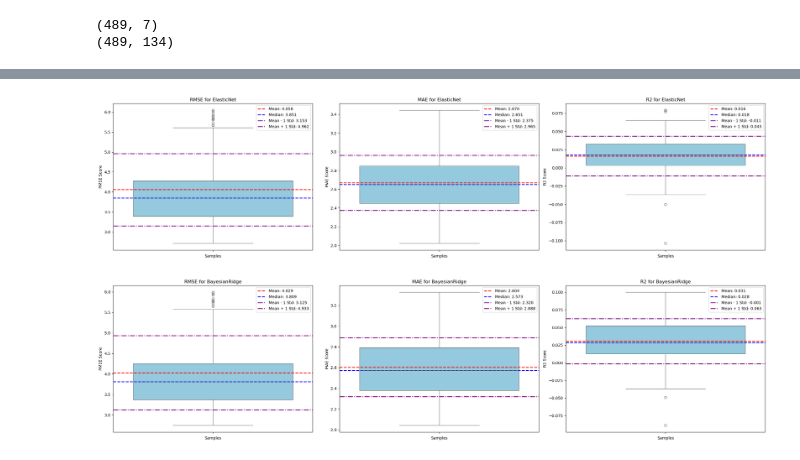
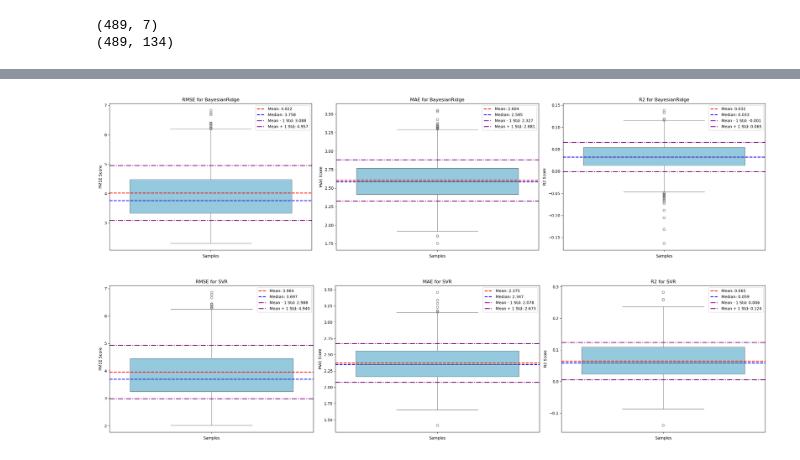
Before and after one commit to RafailTn/Assignment-1, a Jupyter notebook: notebooks/model_analysis.ipynb, the cells around one changed output, grey strips where cells are left out. Drawn from its saved outputs; the diff is of its cells as text; code cells hidden in the pictures.

Commit message:
performed fine-tuning for each model

```diff
--- a/notebooks/model_analysis.ipynb
+++ b/notebooks/model_analysis.ipynb
@@ -44,7 +45,7 @@ for model in [ElasticNet(), BayesianRidge(), SVR()]:
     pipeline = functions.create_pipeline(model)
     preds, trained_pipeline = functions.train_model_and_predict(x, y, val_x, pipeline, root_path=root, filename=f"{model.__class__.__name__}.pkl", save=True)
     # Calculate metrics
-    scores = functions.bootstrap(x, y, val_x, val_y, pipeline, n_iter=20, bstrap=False, kf=True)
+    scores = functions.bootstrap(x, y, val_x, val_y, pipeline, n_iter=200, bstrap=False, kf=True)
     rmse_scores, mae_scores, r2_scores = scores['rmse_scores'], scores['mae_scores'], scores['r2_scores']
     mean_rmse, std_rmse, median_rmse = functions.calculate_statistics(rmse_scores)
     mean_mae, std_mae, median_mae = functions.calculate_statistics(mae_scores)
@@ -67,7 +68,7 @@ for model in [ElasticNet(), BayesianRidge(), SVR()]:
     pipeline = functions.create_pipeline(model)
     preds, trained_pipeline = functions.train_model_and_predict(x, y, val_x, pipeline)
     # Calculate metrics
-    scores = functions.bootstrap(x, y, val_x, val_y, pipeline, n_iter=100, bstrap=True, kf=False)
+    scores = functions.bootstrap(x, y, val_x, val_y, pipeline, n_iter=1000, bstrap=True, kf=False)
     rmse_scores, mae_scores, r2_scores = scores['rmse_scores'], scores['mae_scores'], scores['r2_scores']
     mean_rmse, std_rmse, median_rmse = functions.calculate_statistics(rmse_scores)
     mean_mae, std_mae, median_mae = functions.calculate_statistics(mae_scores)
@@ -193,7 +194,7 @@ model = BayesianRidge()
 pipeline = functions.create_pipeline(model)
 preds, trained_pipeline = functions.train_model_and_predict(x_mod_bayesian, y, x_val_bayesian, pipeline, root_path=root, filename=f"{model.__class__.__name__}_rfe.pkl", save=True)
 # Calculate metrics
-scores = functions.bootstrap(x_mod_bayesian, y, x_val_bayesian, val_y, pipeline, n_iter=20, bstrap=False, kf=True)
+scores = functions.bootstrap(x_mod_bayesian, y, x_val_bayesian, val_y, pipeline, n_iter=200, bstrap=False, kf=True)
 rmse_scores, mae_scores, r2_scores = scores['rmse_scores'], scores['mae_scores'], scores['r2_scores']
 mean_rmse, std_rmse, median_rmse = functions.calculate_statistics(rmse_scores)
 mean_mae, std_mae, median_mae = functions.calculate_statistics(mae_scores)
@@ -204,0 +206,18 @@ functions.create_boxplot([rmse_scores, mae_scores, r2_scores], model.__class__._
+# %%
+models = [ElasticNet(), BayesianRidge(), SVR()]
+for model in models:
+    if model.__class__.__name__ == 'ElasticNet':
+# Create a pipeline for each baseline model
+        pipeline = functions.create_pipeline(model, scaler=False, feature_selector=PCA(n_components=50))
+    elif model.__class__.__name__ == 'BayesianRidge':
+        pipeline = functions.create_pipeline(model, scaler=False, feature_selector=PCA(n_components=30))
+    else:
+        pipeline = functions.create_pipeline(model, scaler=False, feature_selector=PCA(n_components=95))
+    preds, trained_pipeline = functions.train_model_and_predict(x, y, val_x, pipeline, root_path=root, filename=f"{model.__class__.__name__}_pca.pkl", save=True)
+    scores = functions.bootstrap(x, y, val_x, val_y, pipeline, n_iter=200, bstrap=False, kf=True)
+    rmse_scores, mae_scores, r2_scores = scores['rmse_scores'], scores['mae_scores'], scores['r2_scores']
+    mean_rmse, std_rmse, median_rmse = functions.calculate_statistics(rmse_scores)
+    mean_mae, std_mae, median_mae = functions.calculate_statistics(mae_scores)
+    mean_r2, std_r2, median_r2 = functions.calculate_statistics(r2_scores)
+    # Create a boxplot
+    functions.create_boxplot([rmse_scores, mae_scores, r2_scores], model.__class__.__name__, ["RMSE", "MAE", "R2"], [mean_rmse, mean_mae, mean_r2], [std_rmse, std_mae, std_r2], [median_rmse, median_mae, median_r2])
@@ -205,9 +228,9 @@ functions.create_boxplot([rmse_scores, mae_scores, r2_scores], model.__class__._
 # %%
-model = ElasticNet()
+model = BayesianRidge()
 # Create a pipeline for each baseline model
-pipeline = functions.create_pipeline(model, scaler=False, feature_selector=PCA(n_components=50))
+pipeline = functions.create_pipeline(model, scaler=False, feature_selector=PCA(n_components=30))
 preds, trained_pipeline = functions.train_model_and_predict(x, y, val_x, pipeline, root_path=root, filename=f"{model.__class__.__name__}_pca.pkl", save=True)
-scores = functions.bootstrap(x, y, val_x, val_y, pipeline, n_iter=20, bstrap=False, kf=True)
+scores = functions.bootstrap(x, y, val_x, val_y, pipeline, n_iter=200, bstrap=False, kf=True)
 rmse_scores, mae_scores, r2_scores = scores['rmse_scores'], scores['mae_scores'], scores['r2_scores']
 mean_rmse, std_rmse, median_rmse = functions.calculate_statistics(rmse_scores)
 mean_mae, std_mae, median_mae = functions.calculate_statistics(mae_scores)
@@ -215,18 +238,18 @@ mean_r2, std_r2, median_r2 = functions.calculate_statistics(r2_scores)
 # Create a boxplot
 functions.create_boxplot([rmse_scores, mae_scores, r2_scores], model.__class__.__name__, ["RMSE", "MAE", "R2"], [mean_rmse, mean_mae, mean_r2], [std_rmse, std_mae, std_r2], [median_rmse, median_mae, median_r2])
 # %% [output]
-[figure, old version]
+[figure, new version]
 # %%
-model = BayesianRidge()
+model = SVR()
 # Create a pipeline for each baseline model
-pipeline = functions.create_pipeline(model, scaler=False, feature_selector=PCA(n_components=30))
+pipeline = functions.create_pipeline(model, scaler=False, feature_selector=PCA(n_components=95))
 preds, trained_pipeline = functions.train_model_and_predict(x, y, val_x, pipeline, root_path=root, filename=f"{model.__class__.__name__}_pca.pkl", save=True)
-scores = functions.bootstrap(x, y, val_x, val_y, pipeline, n_iter=20, bstrap=False, kf=True)
+scores = functions.bootstrap(x, y, val_x, val_y, pipeline, n_iter=200, bstrap=False, kf=True)
 rmse_scores, mae_scores, r2_scores = scores['rmse_scores'], scores['mae_scores'], scores['r2_scores']
 mean_rmse, std_rmse, median_rmse = functions.calculate_statistics(rmse_scores)
 mean_mae, std_mae, median_mae = functions.calculate_statistics(mae_scores)
 mean_r2, std_r2, median_r2 = functions.calculate_statistics(r2_scores)
 # Create a boxplot
 functions.create_boxplot([rmse_scores, mae_scores, r2_scores], model.__class__.__name__, ["RMSE", "MAE", "R2"], [mean_rmse, mean_mae, mean_r2], [std_rmse, std_mae, std_r2], [median_rmse, median_mae, median_r2])
 # %% [output]
-[figure, old version]
+[figure, new version]
```
Also changed, not shown: parts of 10 cells of this notebook, 4 other files.
